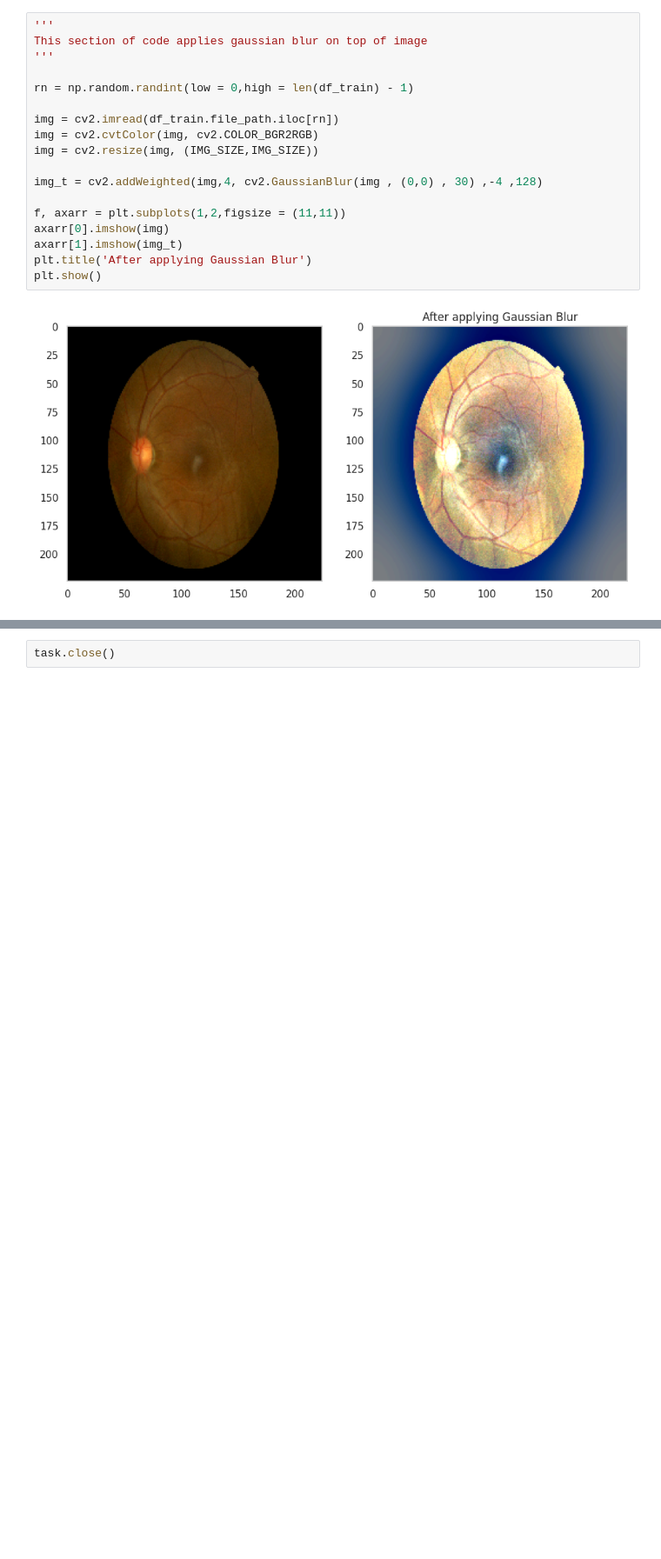
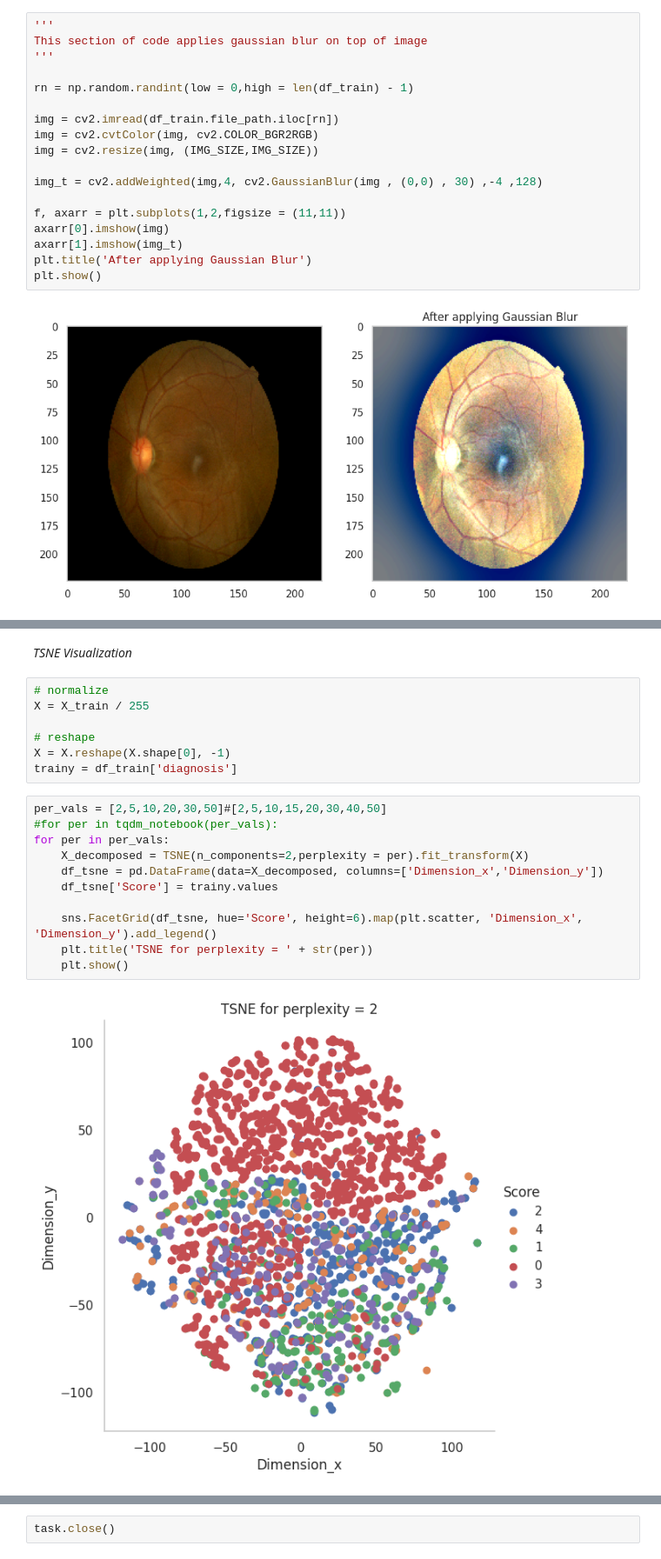
Before and after one commit to abhibarman/Diabetic_Retinopathy_Detection, a Jupyter notebook: 0_EDA_Notebook.ipynb, the cells around one changed output, grey strips where cells are left out. Shown at 87% size. Cells and saved outputs as stored; diff of their text form; blank space fills up the shorter version.

```diff
--- a/0_EDA_Notebook.ipynb
+++ b/0_EDA_Notebook.ipynb
@@ -106,0 +105,22 @@ ImportError: IProgress not found. Please update jupyter and ipywidgets. See http
+# %% [markdown]
+*TSNE Visualization*
+# %%
+# normalize
+X = X_train / 255
+
+# reshape
+X = X.reshape(X.shape[0], -1)
+trainy = df_train['diagnosis']
+# %%
+per_vals = [2,5,10,20,30,50]#[2,5,10,15,20,30,40,50]
+#for per in tqdm_notebook(per_vals):
+for per in per_vals:
+    X_decomposed = TSNE(n_components=2,perplexity = per).fit_transform(X)
+    df_tsne = pd.DataFrame(data=X_decomposed, columns=['Dimension_x','Dimension_y'])
+    df_tsne['Score'] = trainy.values
+
+    sns.FacetGrid(df_tsne, hue='Score', height=6).map(plt.scatter, 'Dimension_x', 'Dimension_y').add_legend()
+    plt.title('TSNE for perplexity = ' + str(per))
+    plt.show()
+# %% [output]
+[figure, added]
```
Also changed, not shown: parts of 5 cells of this notebook.
